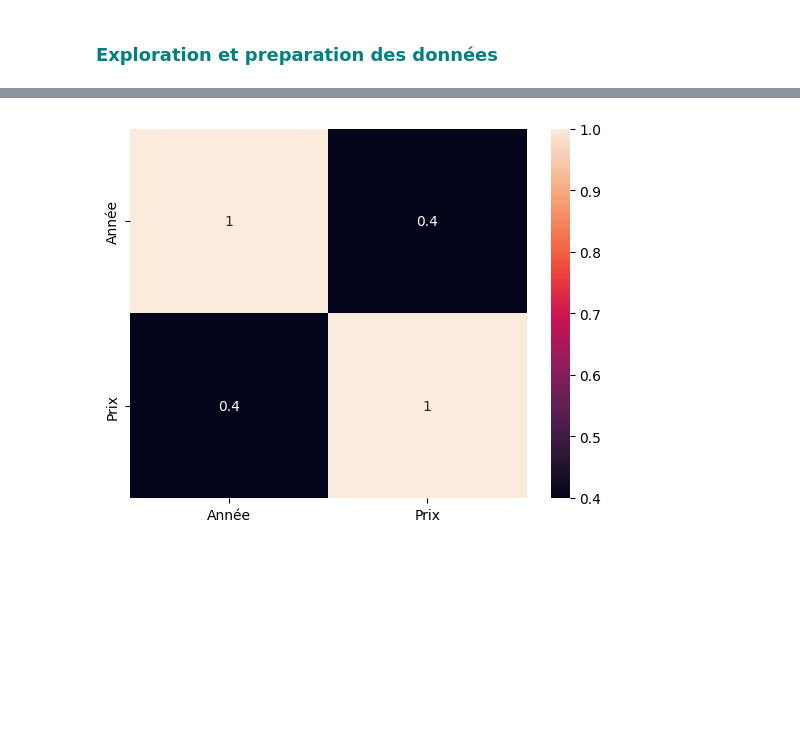
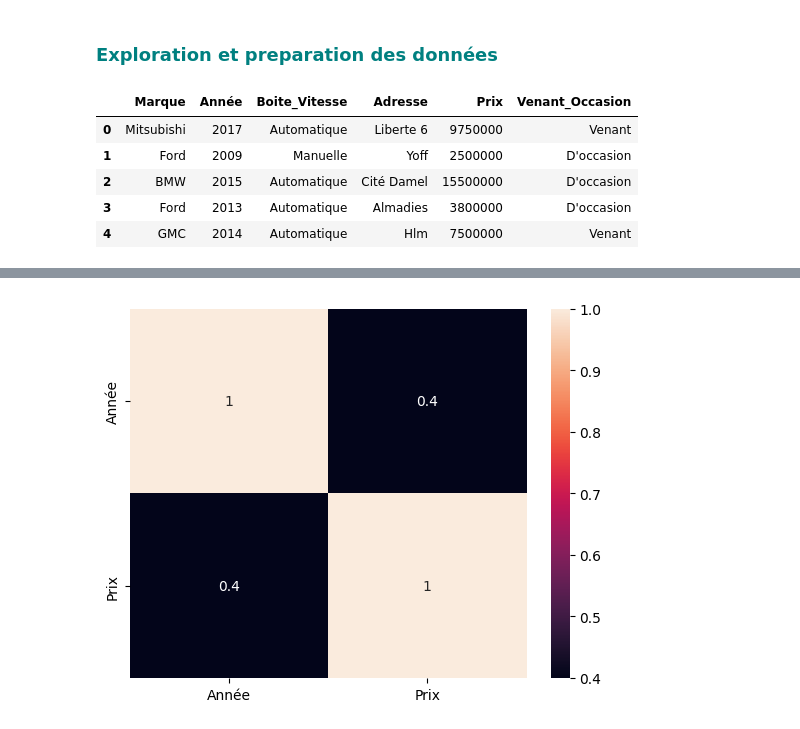
Before and after one commit to MHSECK/Deploy_Model_With_Streamlit, a Jupyter notebook: Machine Learning/CLASSIFICATION/DEVOIR/Clas car data(1).ipynb, the cells around one changed output, grey strips where cells are left out. Cells and saved outputs as stored; diff of their text form; code cells hidden in the pictures; blank space fills up the shorter version.

```diff
--- a/Machine Learning/CLASSIFICATION/DEVOIR/Clas car data(1).ipynb
+++ b/Machine Learning/CLASSIFICATION/DEVOIR/Clas car data(1).ipynb
@@ -54,0 +60,9 @@ memory usage: 258.3+ KB
+# %%
+df.head()
+# %% [output]
+|  | Marque | Année | Boite_Vitesse | Adresse | Prix | Venant_Occasion |
+| 0 | Mitsubishi | 2017 | Automatique | Liberte 6 | 9750000 | Venant |
+| 1 | Ford | 2009 | Manuelle | Yoff | 2500000 | D'occasion |
+| 2 | BMW | 2015 | Automatique | Cité Damel | 15500000 | D'occasion |
+| 3 | Ford | 2013 | Automatique | Almadies | 3800000 | D'occasion |
+| 4 | GMC | 2014 | Automatique | Hlm | 7500000 | Venant |
```
Also changed, not shown: parts of 13 cells of this notebook, 5 other files.
